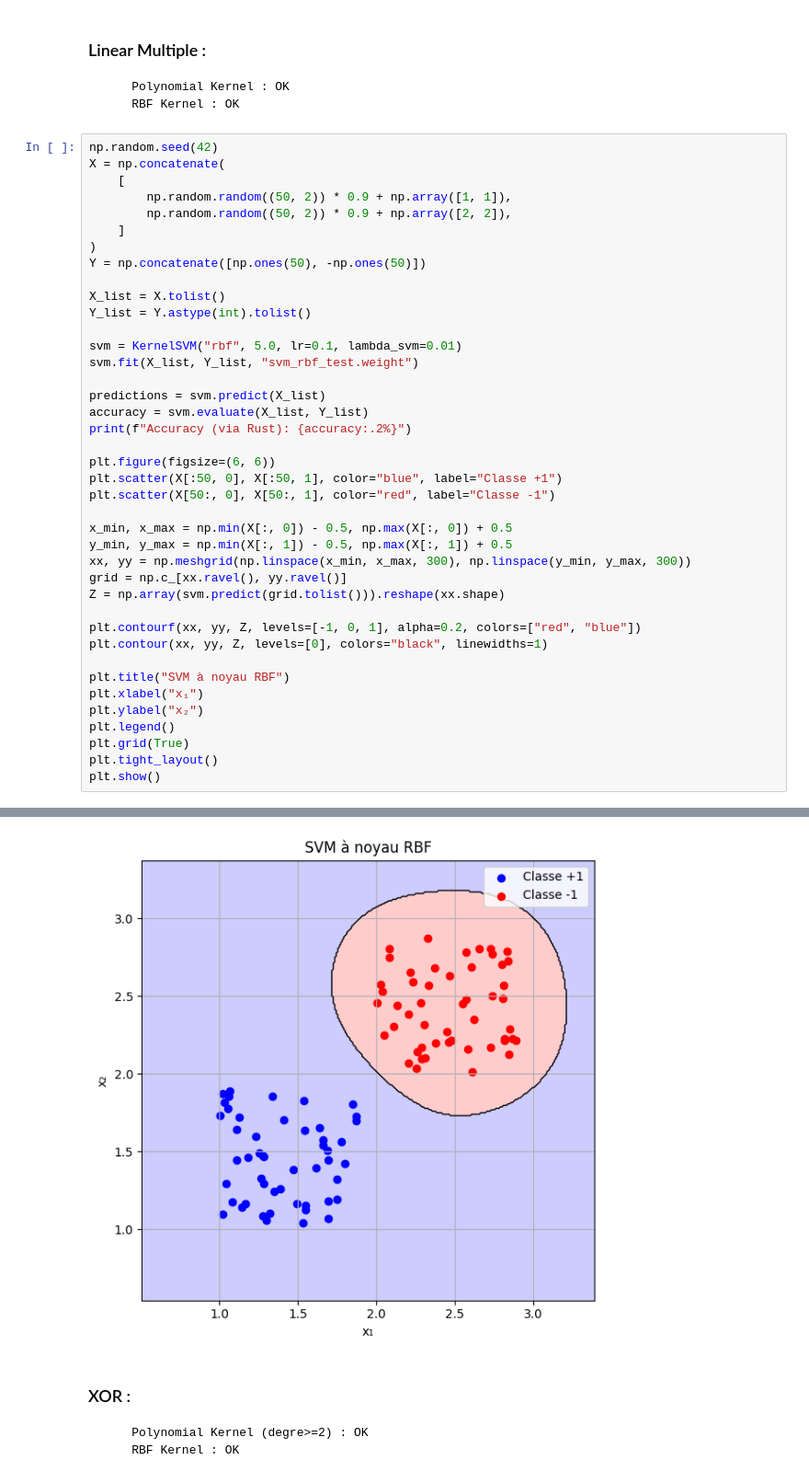
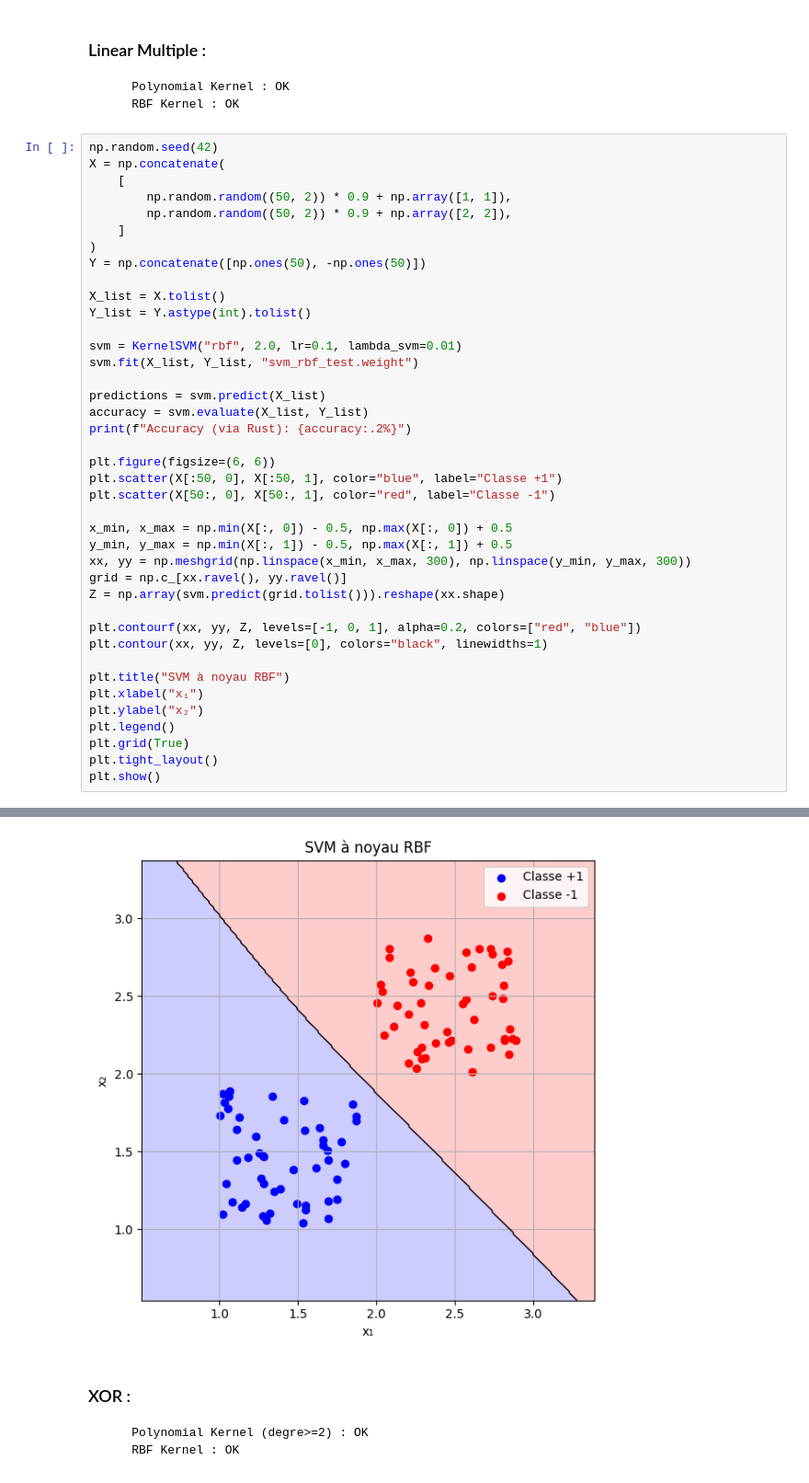
Before and after one commit to PA-2025/better_tensorflow, a Jupyter notebook: python/case_test_note_book/svm.ipynb, the cells around one changed output, grey strips where cells are left out. Shown: that part at 92% size. Saved outputs shown, nothing was run; the diff lists cells and outputs as text.

```diff
--- a/python/case_test_note_book/svm.ipynb
+++ b/python/case_test_note_book/svm.ipynb
@@ -76,7 +74,7 @@ Y = np.concatenate([np.ones(50), -np.ones(50)])
 X_list = X.tolist()
 Y_list = Y.astype(int).tolist()
 
-svm = KernelSVM("rbf", 5.0, lr=0.1, lambda_svm=0.01)
+svm = KernelSVM("rbf", 2.0, lr=0.1, lambda_svm=0.01)
 svm.fit(X_list, Y_list, "svm_rbf_test.weight")
 
 predictions = svm.predict(X_list)
@@ -109,4 +106,4 @@ Training accuracy: 100.00%
-[figure, old version]
+[figure, new version]
 # %% [markdown]
 ### XOR :
         Polynomial Kernel (degre>=2) : OK
```
Also changed, not shown: parts of 8 cells of this notebook, 4 other files.
